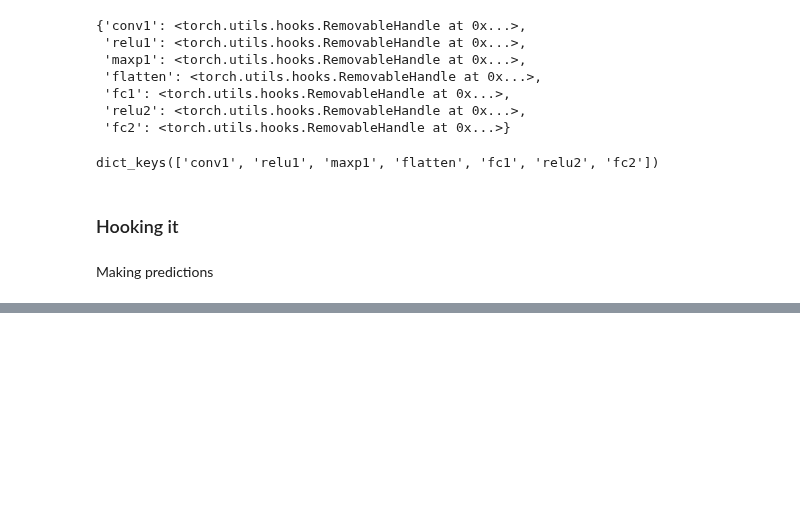
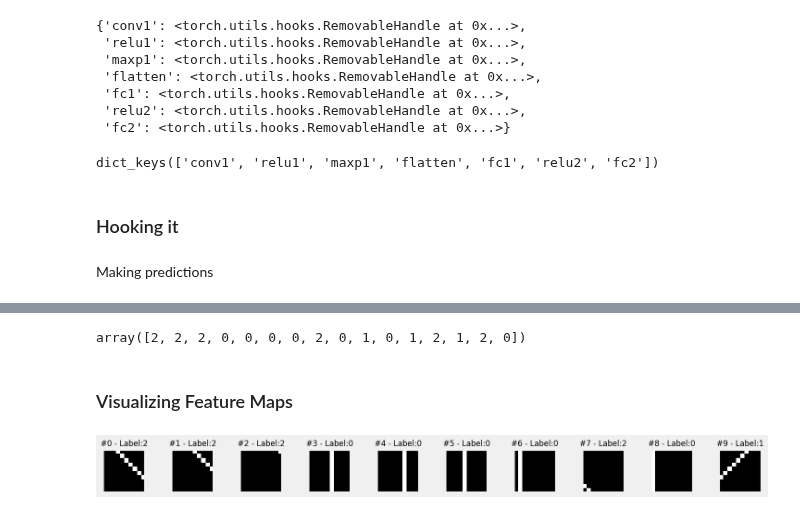
Before and after one commit to Anushkach/Deep-Learning, a Jupyter notebook: Deep Learning with Pytorch/convolutions.ipynb, the cells around one changed output, grey strips where cells are left out. Cells and saved outputs as stored; diff of their text form; code cells hidden in the pictures; blank space fills up the shorter version.

```diff
--- a/Deep Learning with Pytorch/convolutions.ipynb
+++ b/Deep Learning with Pytorch/convolutions.ipynb
@@ -752,2 +759,37 @@ IndexError: only integers, slices (`:`), ellipsis (`...`), numpy.newaxis (`None`
 # %%
 sbs_cnn1.remove_hooks()
+# %%
+predicted=np.argmax(logits,axis=1)
+predicted
+# %% [output]
+array([2, 2, 2, 0, 0, 0, 0, 2, 0, 1, 0, 1, 2, 1, 2, 0])
+# %% [markdown]
+### Visualizing Feature Maps
+# %%
+import numpy as np
+import matplotlib.pyplot as plt
+plt.style.use('fivethirtyeight')
+
+def plot_images(images, targets, n_plot=30):
+    n_rows = n_plot // 10 + ((n_plot % 10) > 0)
+    fig, axes = plt.subplots(n_rows, 10, figsize=(15, 1.5 * n_rows))
+    axes = np.atleast_2d(axes)
+
+    for i, (image, target) in enumerate(zip(images[:n_plot], targets[:n_plot])):
+        row, col = i // 10, i % 10
+        ax = axes[row, col]
+        ax.set_title('#{} - Label:{}'.format(i, target), {'size': 12})
+        # plot filter channel in grayscale
+        ax.imshow(image.squeeze(), cmap='gray', vmin=0, vmax=1)
+
+    for ax in axes.flat:
+        ax.set_xticks([])
+        ax.set_yticks([])
+        ax.label_outer()
+
+    plt.tight_layout()
+    return fig
+# %%
+fig=plot_images(images_batch.squeeze(),labels_batch.squeeze(),n_plot=10)
+# %% [output]
+[figure, added]
```
Also changed, not shown: parts of 22 cells of this notebook.
